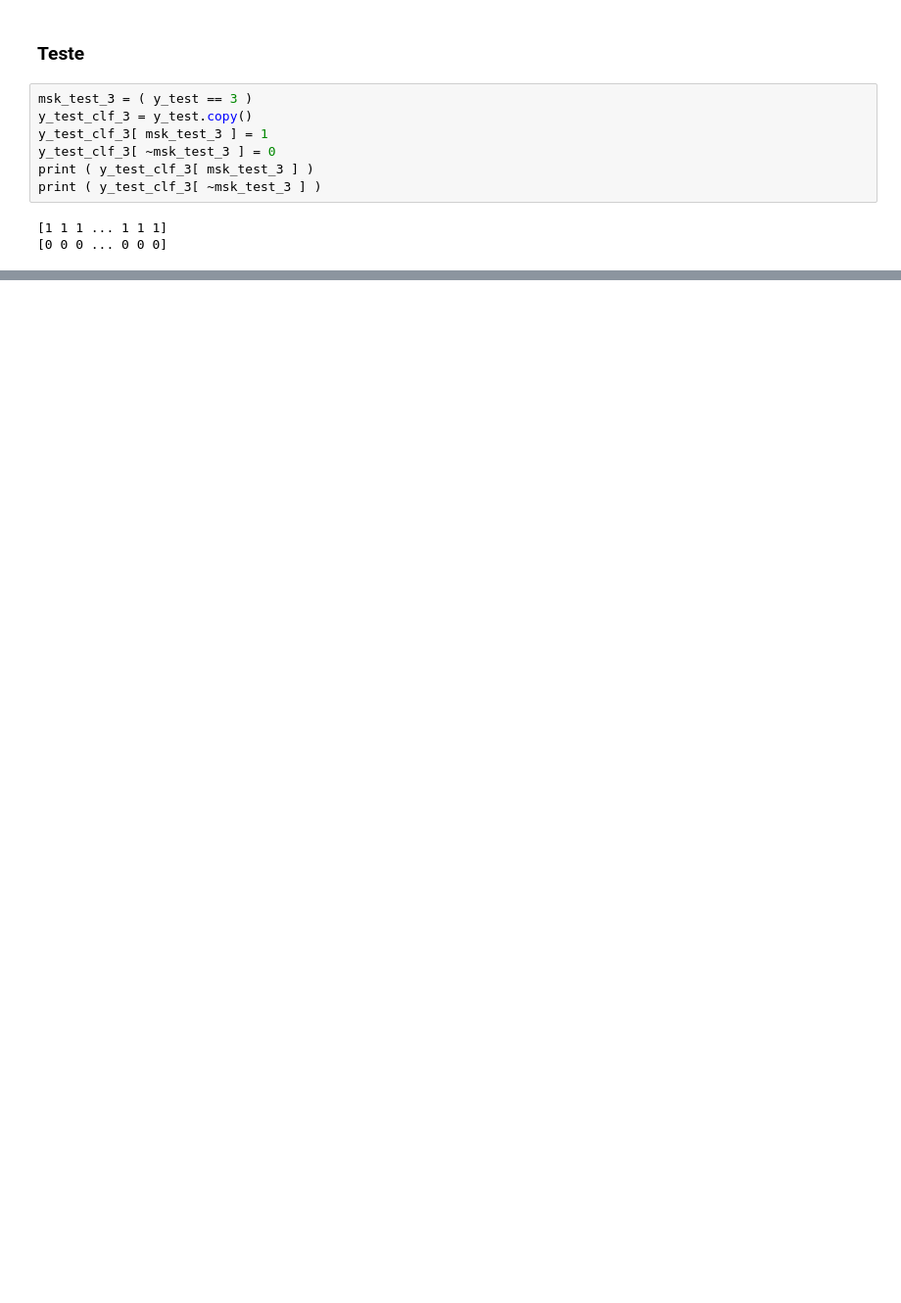
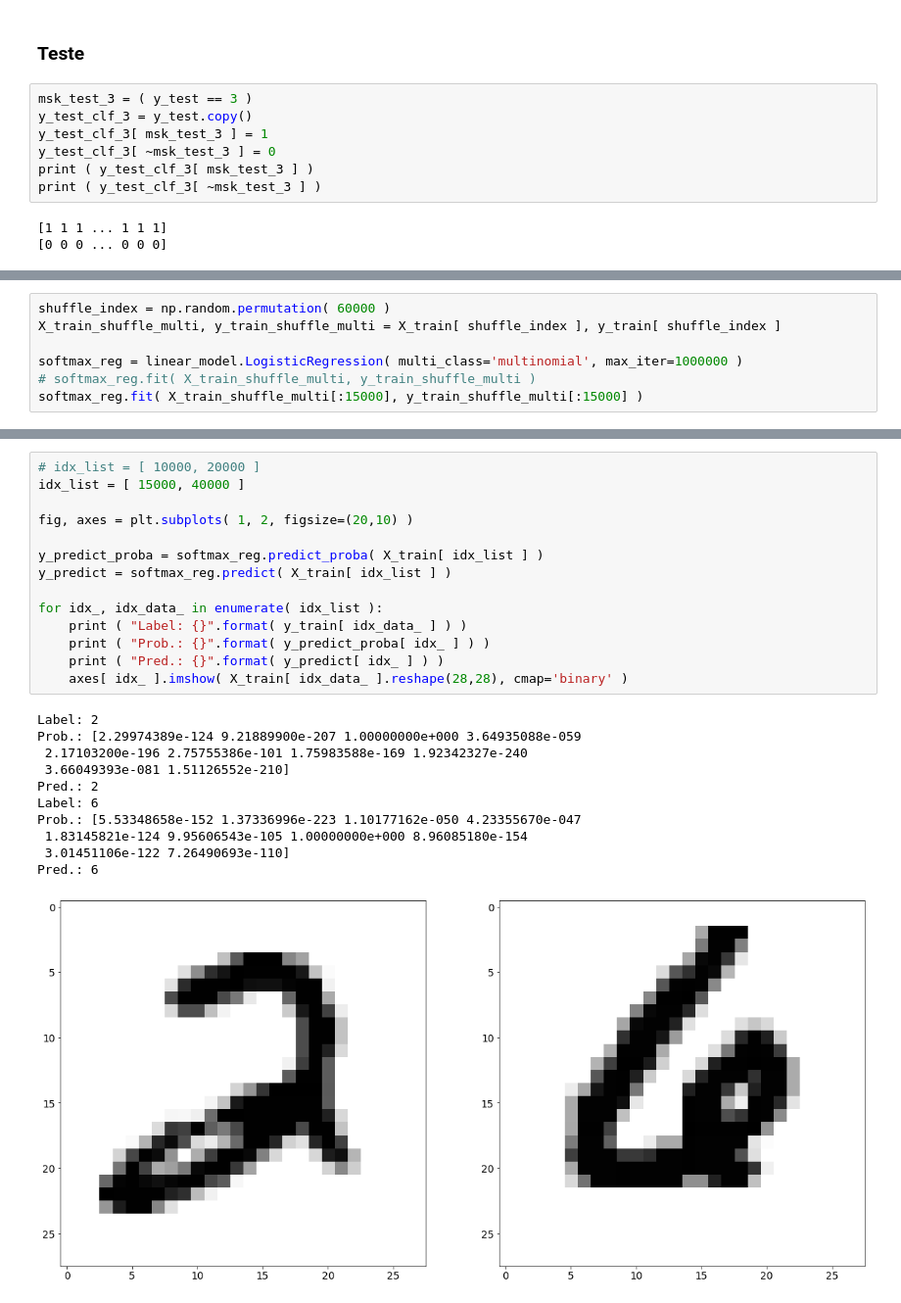
Before and after one commit to clemencia/ML4Physics, a Jupyter notebook: 04_Classificação_Dígitos.ipynb, the cells around one changed output, grey strips where cells are left out. Shown at 98% size. Cells and saved outputs as stored; diff of their text form; blank space fills up the shorter version.

Commit message:
Classificação multi-classe.

```diff
--- a/04_Classificação_Dígitos.ipynb
+++ b/04_Classificação_Dígitos.ipynb
@@ -166,0 +176,7 @@ Accuracy = 0.9531
+# %%
+shuffle_index = np.random.permutation( 60000 )
+X_train_shuffle_multi, y_train_shuffle_multi = X_train[ shuffle_index ], y_train[ shuffle_index ]
+
+softmax_reg = linear_model.LogisticRegression( multi_class='multinomial', max_iter=1000000 )
+# softmax_reg.fit( X_train_shuffle_multi, y_train_shuffle_multi )
+softmax_reg.fit( X_train_shuffle_multi[:15000], y_train_shuffle_multi[:15000] )
@@ -166,0 +192,26 @@ Accuracy = 0.9531
+# %%
+# idx_list = [ 10000, 20000 ]
+idx_list = [ 15000, 40000 ]
+
+fig, axes = plt.subplots( 1, 2, figsize=(20,10) )
+
+y_predict_proba = softmax_reg.predict_proba( X_train[ idx_list ] )
+y_predict = softmax_reg.predict( X_train[ idx_list ] )
+
+for idx_, idx_data_ in enumerate( idx_list ):
+    print ( "Label: {}".format( y_train[ idx_data_ ] ) )
+    print ( "Prob.: {}".format( y_predict_proba[ idx_ ] ) )
+    print ( "Pred.: {}".format( y_predict[ idx_ ] ) )
+    axes[ idx_ ].imshow( X_train[ idx_data_ ].reshape(28,28), cmap='binary' )
+# %% [output]
+Label: 2
+Prob.: [2.29974389e-124 9.21889900e-207 1.00000000e+000 3.64935088e-059
+ 2.17103200e-196 2.75755386e-101 1.75983588e-169 1.92342327e-240
+ 3.66049393e-081 1.51126552e-210]
+Pred.: 2
+Label: 6
+Prob.: [5.53348658e-152 1.37336996e-223 1.10177162e-050 4.23355670e-047
+ 1.83145821e-124 9.95606543e-105 1.00000000e+000 8.96085180e-154
+ 3.01451106e-122 7.26490693e-110]
+Pred.: 6
+[figure, added]
```
Also changed, not shown: parts of 10 cells of this notebook.
